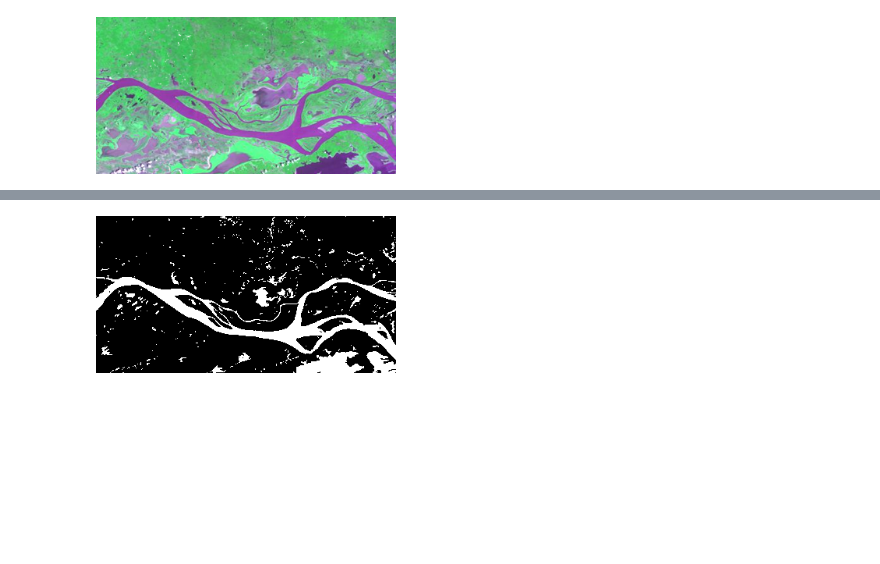
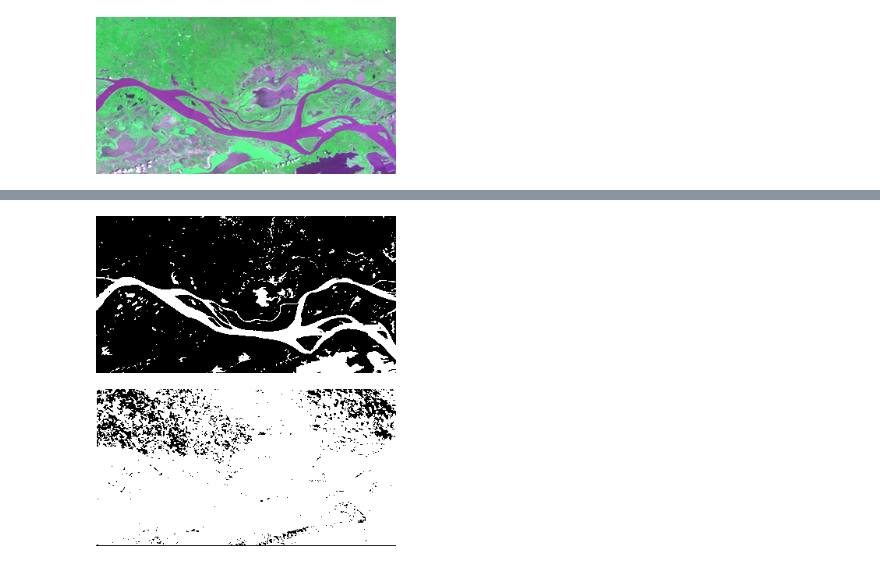
Before and after one commit to guilhermeMilani/operadores-morfologicos, a Jupyter notebook: OperadoresMorfologicos.ipynb, the cells around one changed output, grey strips where cells are left out. Drawn from its saved outputs; the diff is of its cells as text; code cells hidden in the pictures; blank space fills up the shorter version.

```diff
--- a/OperadoresMorfologicos.ipynb
+++ b/OperadoresMorfologicos.ipynb
@@ -46,12 +34,15 @@ display(IPImage(filename='saida_preto_e_branco.png', width = 300))
 # %%
 def binarizacao(imagem_entrada, imagem_saida):
     img = PILImage.open(imagem_entrada)
     img_array = np.array(img)
     binary_array = np.where(img_array <= 127, 255, 0)
     binary_img = PILImage.fromarray(binary_array.astype(np.uint8))
     binary_img.save(imagem_saida)
 
-binarizacao('saida_preto_e_branco.png', 'saida_binarizada.png')
-display(IPImage(filename='saida_binarizada.png', width=300))
+binarizacao('saida_preto_e_branco_estiagem.png', 'saida_binarizada_estiagem.png')
+binarizacao('saida_preto_e_branco_chuvoso.png', 'saida_binarizada_chuvoso.png')
+display(IPImage(filename='saida_binarizada_estiagem.png', width=300))
+display(IPImage(filename='saida_binarizada_chuvoso.png', width=300))
 # %% [output]
 [figure]
+[figure, added]
```
Also changed, not shown: parts of 3 cells of this notebook, 4 other files.
